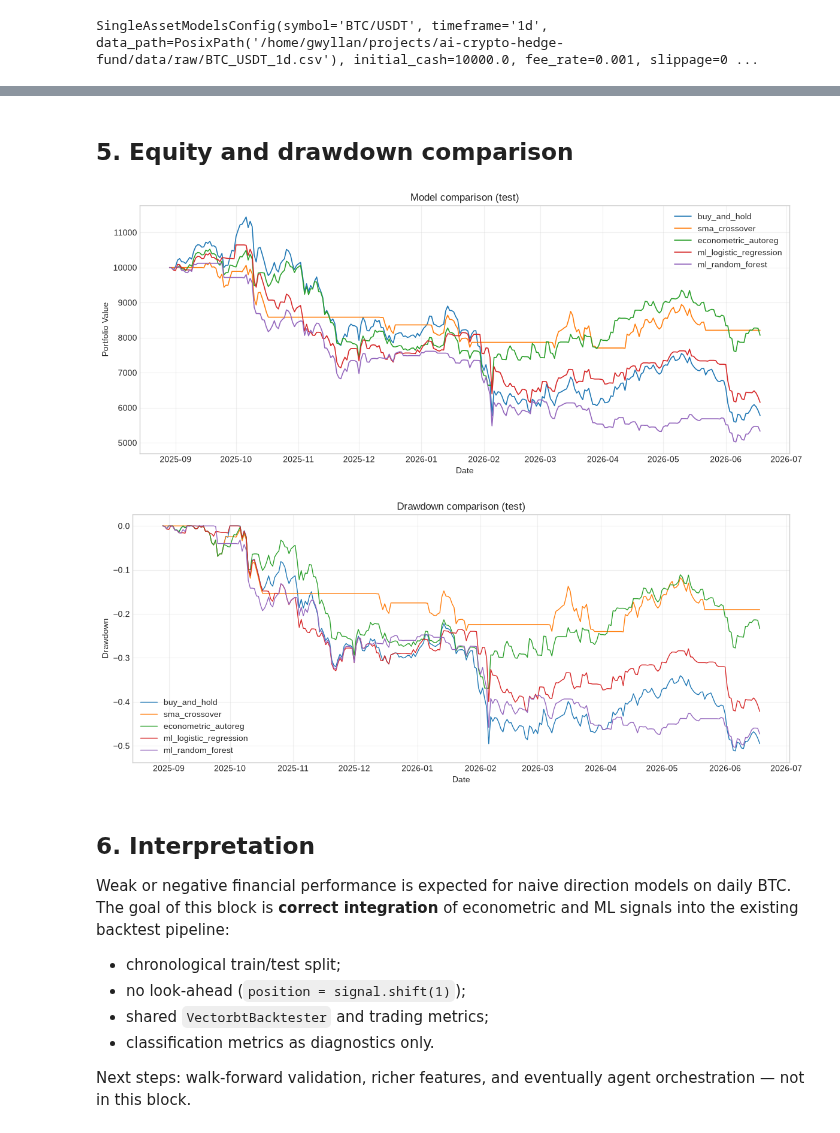
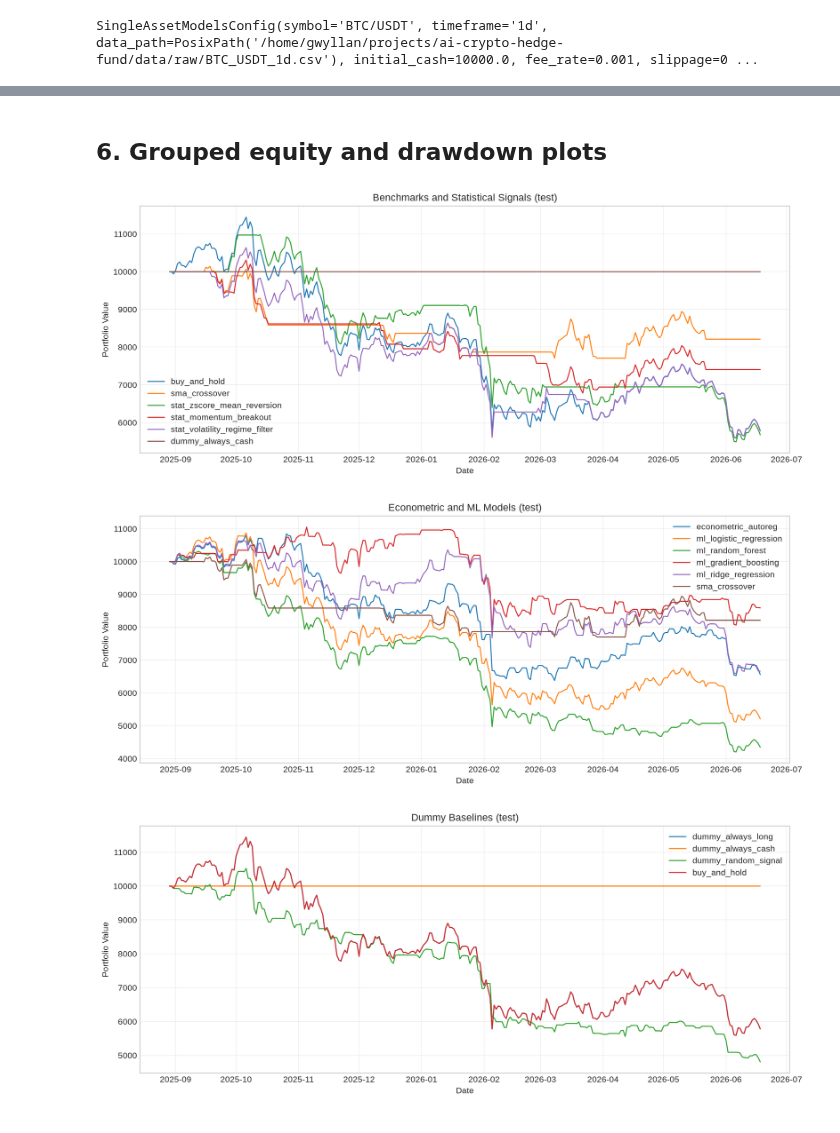
Before and after one commit to rkuznetc/ai-crypto-hedge-fund, a Jupyter notebook: notebooks/02_single_asset_models.ipynb, the cells around one changed output, grey strips where cells are left out. Cells and saved outputs as stored; diff of their text form; code cells hidden in the pictures.

Commit message:
[notebook] update single asset models analysis notebook
Co-authored-by: Cursor <cursoragent@cursor.com>

```diff
--- a/notebooks/02_single_asset_models.ipynb
+++ b/notebooks/02_single_asset_models.ipynb
@@ -72,21 +168,19 @@ outputs.classification_metrics
 # %% [markdown]
-## 5. Equity and drawdown comparison
+## 6. Grouped equity and drawdown plots
-# %%
-equity = {name: r.equity_curve for name, r in outputs.results.items()}
-plot_equity_curve(equity, title="Model comparison (test)")
-plot_drawdown_comparison(equity, title="Drawdown comparison (test)")
-plt.show()
-# %% [output]
-[figure, removed]
-[figure, removed]
-# %% [markdown]
-## 6. Interpretation
-
-Weak or negative financial performance is expected for naive direction models on daily BTC. The goal of this block is **correct integration** of econometric and ML signals into the existing backtest pipeline:
-
-- chronological train/test split;
-- no look-ahead (`position = signal.shift(1)`);
-- shared `VectorbtBacktester` and trading metrics;
-- classification metrics as diagnostics only.
-
-Next steps: walk-forward validation, richer features, and eventually agent orchestration — not in this block.
+# %%
+from IPython.display import Image, display
+
+figures_dir = PROJECT_ROOT / "reports" / "figures"
+for name in [
+    "single_asset_equity_benchmarks_statistical.png",
+    "single_asset_equity_models.png",
+    "single_asset_equity_dummy_baselines.png",
+    "single_asset_total_return_ranking.png",
+]:
+    path = figures_dir / name
+    if path.exists():
+        display(Image(filename=path))
+# %% [output]
+[figure, added]
+[figure, added]
+[figure, added]
```
Also changed, not shown: parts of 18 cells of this notebook.
